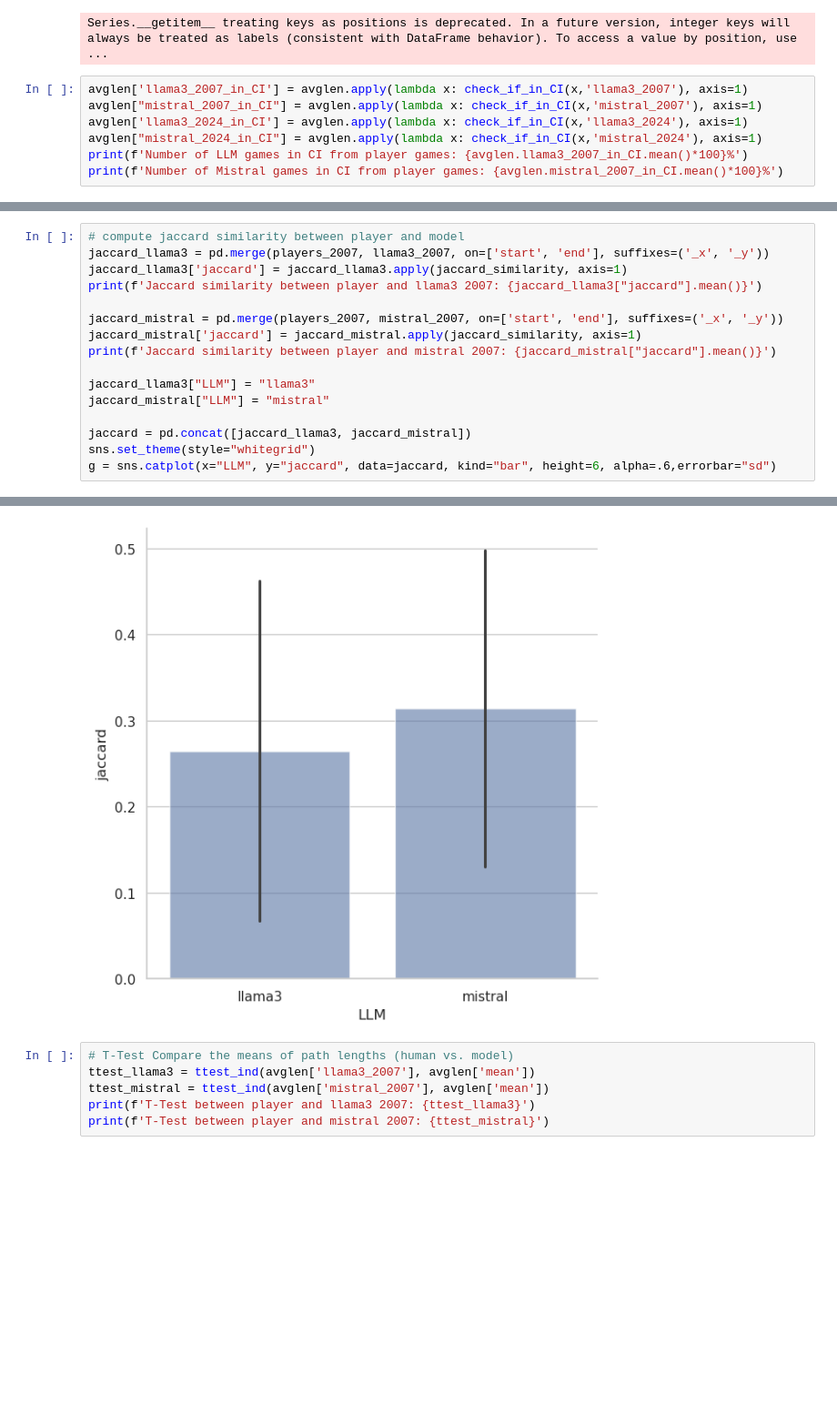
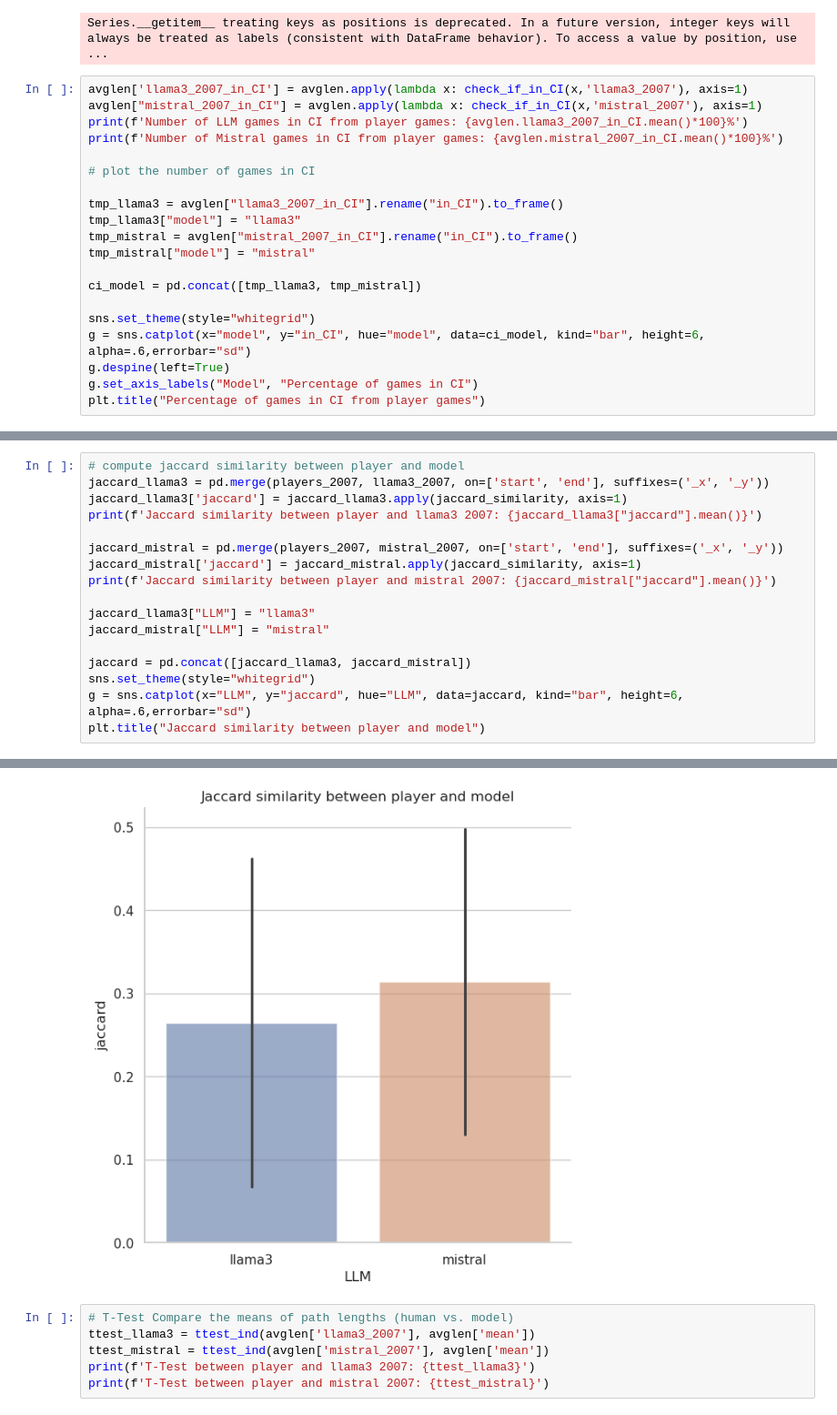
Before and after one commit to epfl-ada/ada-2024-project-outlier-1, a Jupyter notebook: part4_llm_analysis.ipynb, the cells around one changed output, grey strips where cells are left out. Shown at 91% size. Drawn from its saved outputs; the diff is of its cells as text; blank space fills up the shorter version.

Commit message:
Add plot to part 4

```diff
--- a/part4_llm_analysis.ipynb
+++ b/part4_llm_analysis.ipynb
@@ -94,10 +101,23 @@ Series.__getitem__ treating keys as positions is deprecated. In a future version
 # %%
 avglen['llama3_2007_in_CI'] = avglen.apply(lambda x: check_if_in_CI(x,'llama3_2007'), axis=1)
 avglen["mistral_2007_in_CI"] = avglen.apply(lambda x: check_if_in_CI(x,'mistral_2007'), axis=1)
-avglen['llama3_2024_in_CI'] = avglen.apply(lambda x: check_if_in_CI(x,'llama3_2024'), axis=1)
-avglen["mistral_2024_in_CI"] = avglen.apply(lambda x: check_if_in_CI(x,'mistral_2024'), axis=1)
 print(f'Number of LLM games in CI from player games: {avglen.llama3_2007_in_CI.mean()*100}%')
 print(f'Number of Mistral games in CI from player games: {avglen.mistral_2007_in_CI.mean()*100}%')
+
+# plot the number of games in CI
+
+tmp_llama3 = avglen["llama3_2007_in_CI"].rename("in_CI").to_frame()
+tmp_llama3["model"] = "llama3"
+tmp_mistral = avglen["mistral_2007_in_CI"].rename("in_CI").to_frame()
+tmp_mistral["model"] = "mistral"
+
+ci_model = pd.concat([tmp_llama3, tmp_mistral])
+
+sns.set_theme(style="whitegrid")
+g = sns.catplot(x="model", y="in_CI", hue="model", data=ci_model, kind="bar", height=6, alpha=.6,errorbar="sd")
+g.despine(left=True)
+g.set_axis_labels("Model", "Percentage of games in CI")
+plt.title("Percentage of games in CI from player games")
 # %% [output]
 Number of LLM games in CI from player games: 66.66666666666666%
 Number of Mistral games in CI from player games: 59.42028985507246%
@@ -116,7 +138,8 @@ jaccard_mistral["LLM"] = "mistral"
 
 jaccard = pd.concat([jaccard_llama3, jaccard_mistral])
 sns.set_theme(style="whitegrid")
-g = sns.catplot(x="LLM", y="jaccard", data=jaccard, kind="bar", height=6, alpha=.6,errorbar="sd")
+g = sns.catplot(x="LLM", y="jaccard", hue="LLM", data=jaccard, kind="bar", height=6, alpha=.6,errorbar="sd")
+plt.title("Jaccard similarity between player and model")
 # %% [output]
 Jaccard similarity between player and llama3 2007: 0.2646312318946241
 Jaccard similarity between player and mistral 2007: 0.3142826364672631
@@ -123,4 +147,4 @@ Jaccard similarity between player and mistral 2007: 0.3142826364672631
-[figure, old version]
+[figure, new version]
 # %%
 # T-Test Compare the means of path lengths (human vs. model)
 ttest_llama3 = ttest_ind(avglen['llama3_2007'], avglen['mean'])
```
Also changed, not shown: parts of 15 cells of this notebook, 3 other files.
